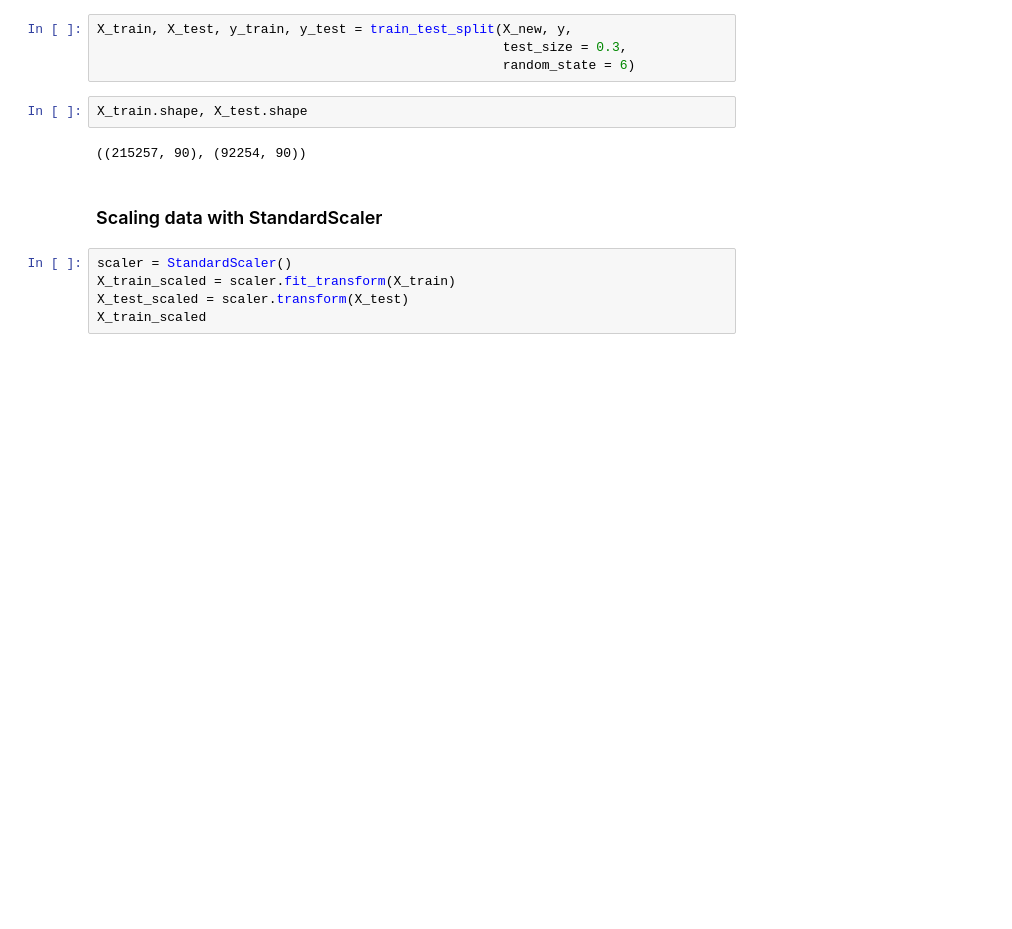
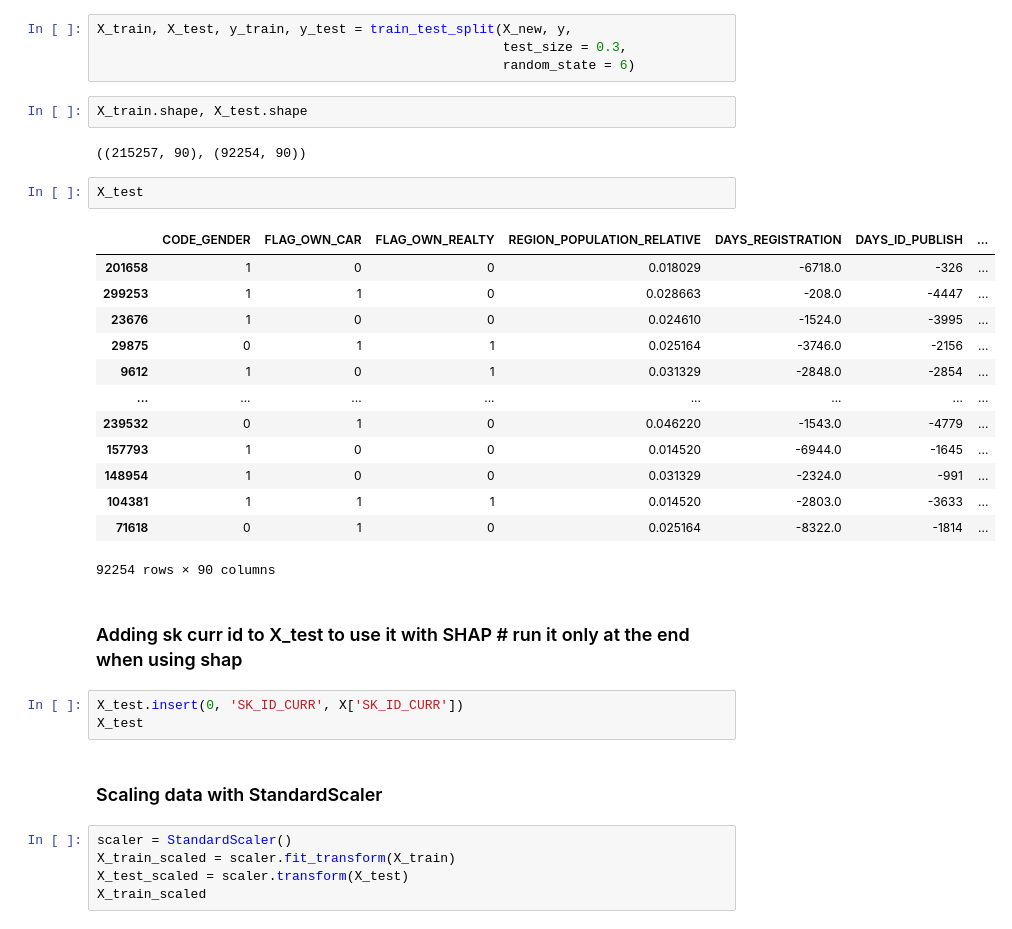
Before and after one commit to SilviaFranze/Project7, a Jupyter notebook: Proj7.ipynb, the cells around one changed output. Drawn from its saved outputs; the diff is of its cells as text; blank space fills up the shorter version.

```diff
--- a/Proj7.ipynb
+++ b/Proj7.ipynb
@@ -657,6 +657,27 @@ X_train, X_test, y_train, y_test = train_test_split(X_new, y,
 X_train.shape, X_test.shape
 # %% [output]
 ((215257, 90), (92254, 90))
+# %%
+X_test
+# %% [output]
+|  | CODE_GENDER | FLAG_OWN_CAR | FLAG_OWN_REALTY | REGION_POPULATION_RELATIVE | DAYS_REGISTRATION | DAYS_ID_PUBLISH | ... |
+| 201658 | 1 | 0 | 0 | 0.018029 | -6718.0 | -326 | ... |
+| 299253 | 1 | 1 | 0 | 0.028663 | -208.0 | -4447 | ... |
+| 23676 | 1 | 0 | 0 | 0.024610 | -1524.0 | -3995 | ... |
+| 29875 | 0 | 1 | 1 | 0.025164 | -3746.0 | -2156 | ... |
+| 9612 | 1 | 0 | 1 | 0.031329 | -2848.0 | -2854 | ... |
+| ... | ... | ... | ... | ... | ... | ... | ... |
+| 239532 | 0 | 1 | 0 | 0.046220 | -1543.0 | -4779 | ... |
+| 157793 | 1 | 0 | 0 | 0.014520 | -6944.0 | -1645 | ... |
+| 148954 | 1 | 0 | 0 | 0.031329 | -2324.0 | -991 | ... |
+| 104381 | 1 | 1 | 1 | 0.014520 | -2803.0 | -3633 | ... |
+| 71618 | 0 | 1 | 0 | 0.025164 | -8322.0 | -1814 | ... |
+92254 rows × 90 columns
+# %% [markdown]
+### Adding sk curr id to X_test to use it with SHAP # run it only at the end when using shap
+# %%
+X_test.insert(0, 'SK_ID_CURR', X['SK_ID_CURR'])
+X_test
 # %% [markdown]
 ### Scaling data with StandardScaler
 # %%
```
Also changed, not shown: parts of 31 cells of this notebook, 2 other files.
